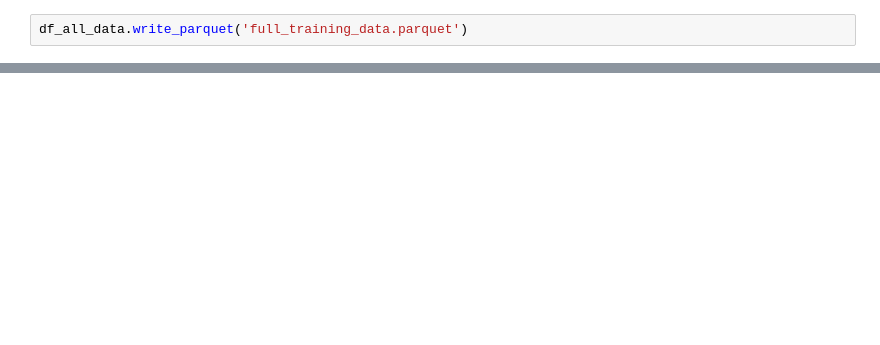
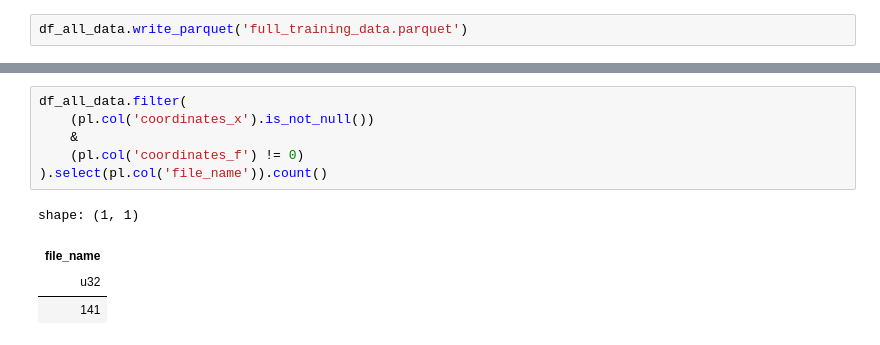
Before and after one commit to sumaniitm/RSNA_Intracranial_Aneurysm_Detection_2025, a Jupyter notebook: suman-notebook-1.ipynb, the cells around one changed output, grey strips where cells are left out. Saved outputs shown, nothing was run; the diff lists cells and outputs as text; blank space fills up the shorter version.

```diff
--- a/suman-notebook-1.ipynb
+++ b/suman-notebook-1.ipynb
@@ -626,0 +487,11 @@ def load_and_view_single_slice_with_zoom(dcm_path, x_coord, y_coord, zoom_size=1
+# %%
+df_all_data.filter(
+    (pl.col('coordinates_x').is_not_null())
+    &
+    (pl.col('coordinates_f') != 0)
+).select(pl.col('file_name')).count()
+# %% [output]
+shape: (1, 1)
+| file_name |
+| u32 |
+| 141 |
```
Also changed, not shown: parts of 50 cells of this notebook.
